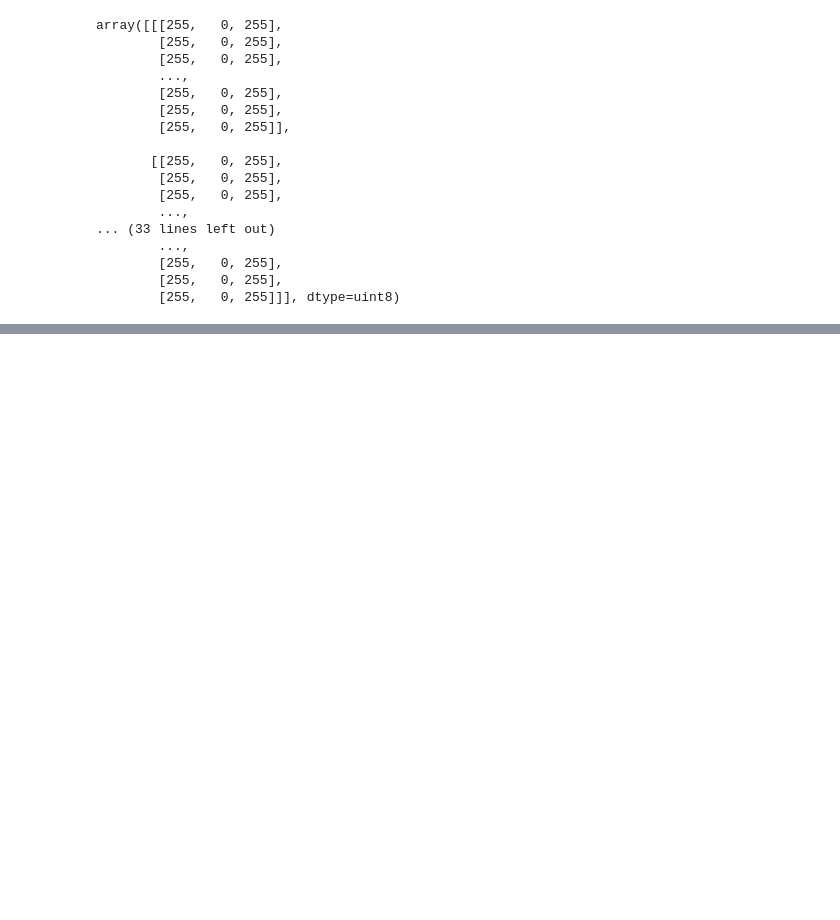
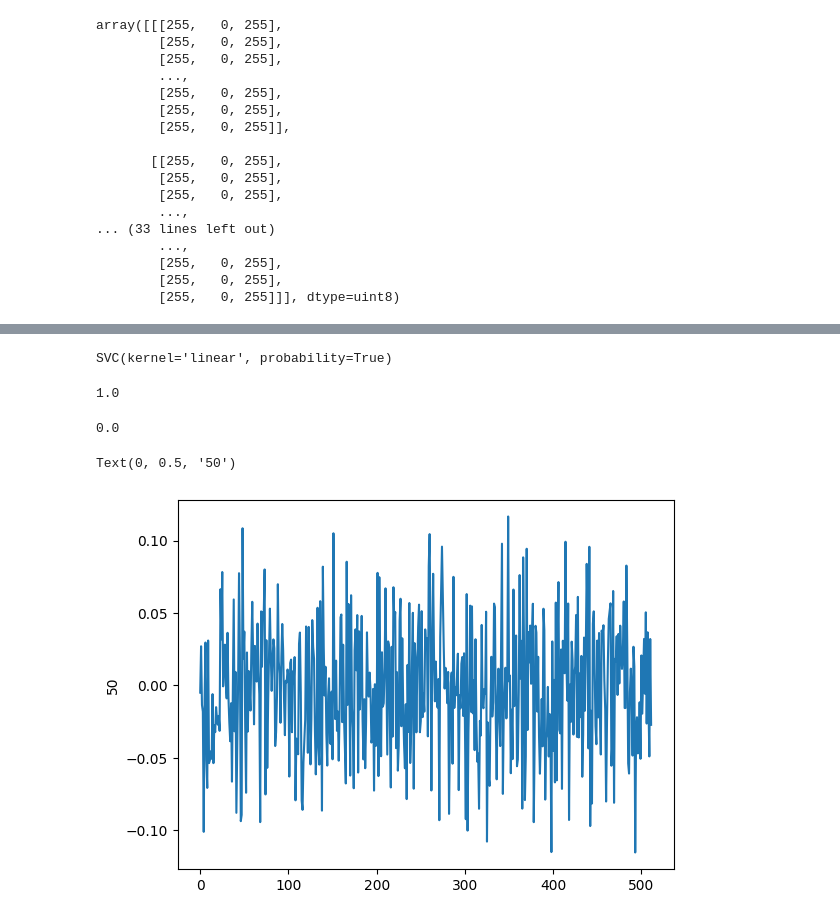
Before and after one commit to aenaghai/CP301, a Jupyter notebook: face_recg.ipynb, the cells around one changed output, grey strips where cells are left out. Saved outputs shown, nothing was run; the diff lists cells and outputs as text; code cells hidden in the pictures; blank space fills up the shorter version.

```diff
--- a/face_recg.ipynb
+++ b/face_recg.ipynb
@@ -336,0 +375,14 @@ class Load_Face:
+# %%
+from keras_facenet import FaceNet
+embedder=FaceNet()
+# %%
+def extract_embedding(face_img):
+  face_img=face_img.astype('float32') #3d, 160x160x3
+  face_img=np.expand_dims(face_img,axis=0) #facenet image is 3d, we need 4d (None*160*160*3)
+  yhat=embedder.embeddings(face_img)
+  return yhat[0] #512D image (1x1x512)
+# %%
+embedded_x=[]
+for img in x:
+  embedded_x.append(extract_embedding(img))
+embedded_x=np.asarray(embedded_x)
@@ -336,0 +411,5 @@ class Load_Face:
+# %%
+from sklearn.preprocessing import LabelEncoder
+encoder = LabelEncoder()
+encoder.fit(y)
+y=encoder.transform(y)
@@ -336,0 +434,6 @@ class Load_Face:
+# %%
+from sklearn.svm import SVC
+model = SVC(kernel='linear', probability=True)
+model.fit(X_train, y_train)
+# %% [output]
+SVC(kernel='linear', probability=True)
@@ -336,0 +443,15 @@ class Load_Face:
+# %%
+from sklearn.metrics import accuracy_score
+accuracy_score(y_train,y_predict_train)
+# %% [output]
+1.0
+# %%
+accuracy_score(y_test,y_predict_test)
+# %% [output]
+0.0
+# %%
+plt.plot(embedded_x[0])
+plt.ylabel(y[0])
+# %% [output]
+Text(0, 0.5, '50')
+[figure, added]
```
Also changed, not shown: parts of 20 cells of this notebook.
